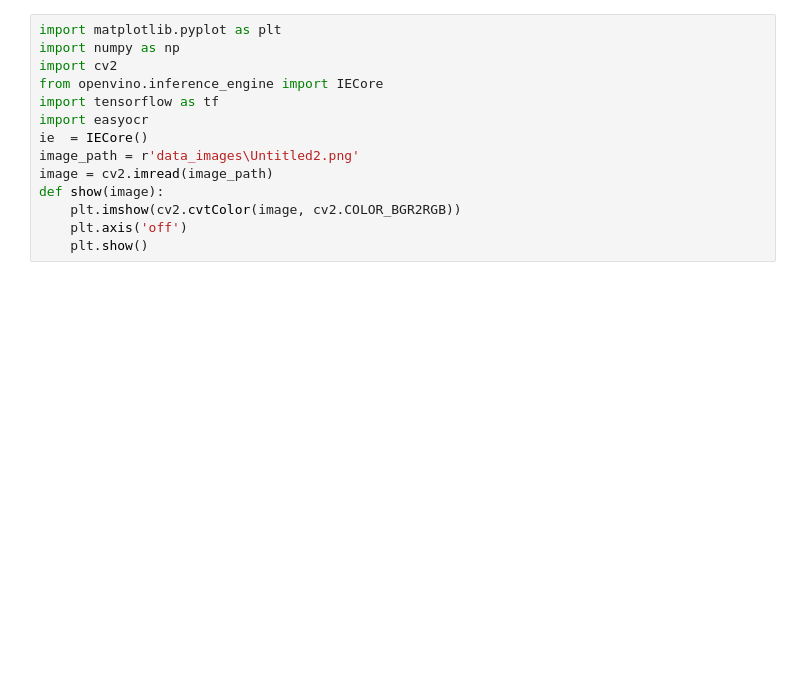
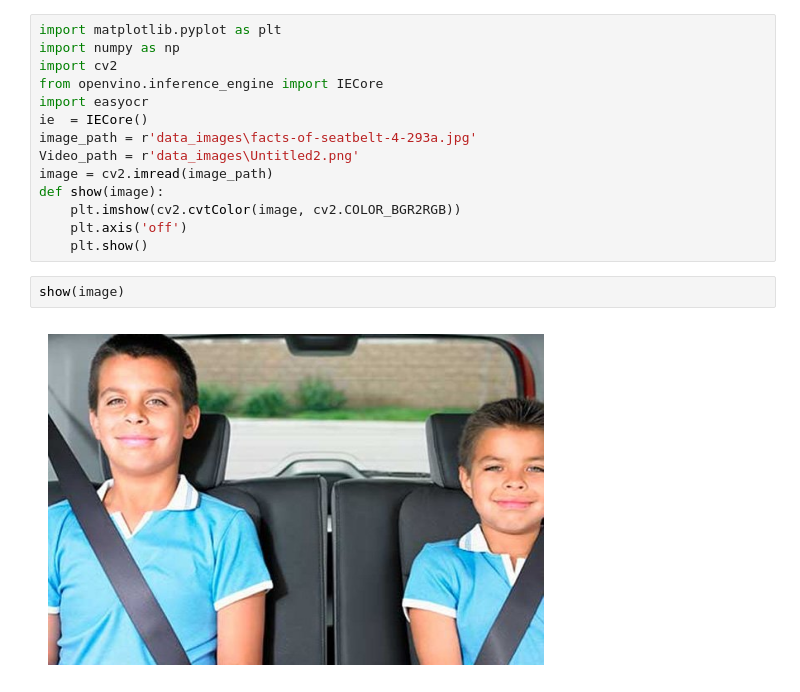
Before and after one commit to Piyush-K108/Face-Observation-OpenVIno, a Jupyter notebook: car_deteils.ipynb, the cells around one changed output. Cells and saved outputs as stored; diff of their text form; blank space fills up the shorter version.

```diff
--- a/car_deteils.ipynb
+++ b/car_deteils.ipynb
@@ -3,12 +3,16 @@ import matplotlib.pyplot as plt
 import numpy as np
 import cv2
 from openvino.inference_engine import IECore
-import tensorflow as tf
 import easyocr
 ie  = IECore()
-image_path = r'data_images\Untitled2.png'
+image_path = r'data_images\facts-of-seatbelt-4-293a.jpg'
+Video_path = r'data_images\Untitled2.png'
 image = cv2.imread(image_path)
 def show(image):
     plt.imshow(cv2.cvtColor(image, cv2.COLOR_BGR2RGB))
     plt.axis('off')
     plt.show()
+# %%
+show(image)
+# %% [output]
+[figure, added]
```
Also changed, not shown: parts of 18 cells of this notebook, 1 other file.
